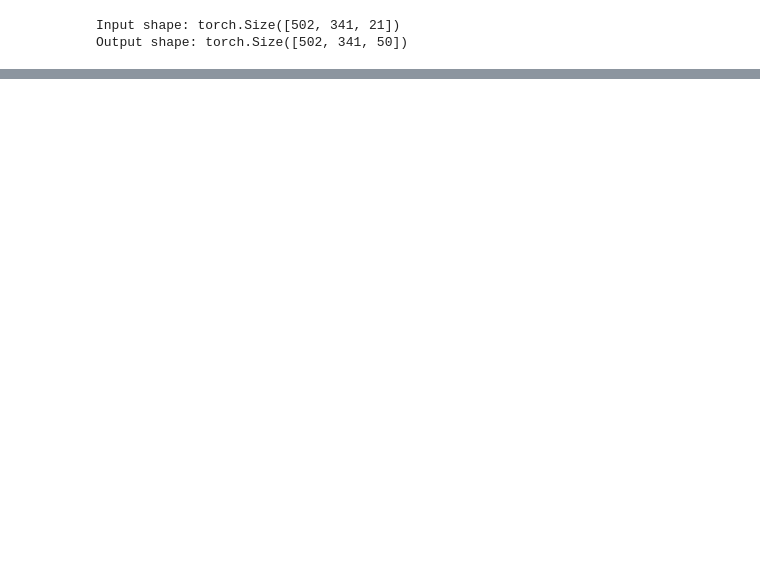
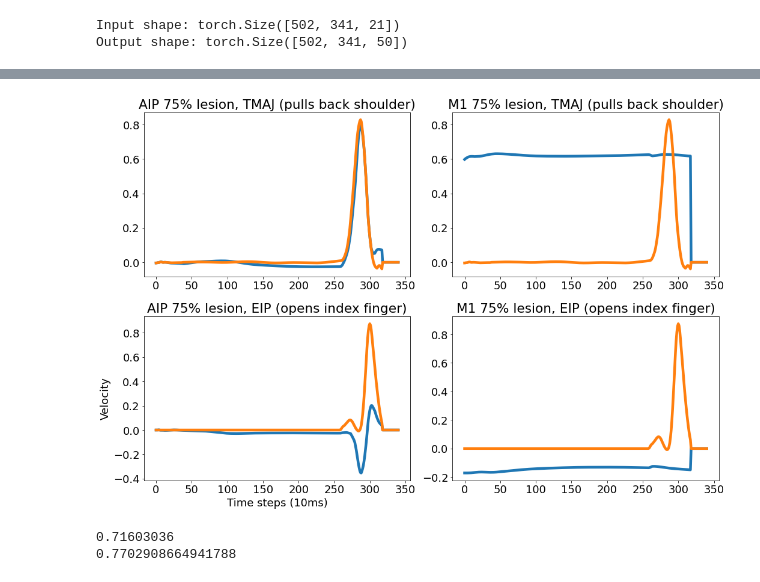
Before and after one commit to mmattb/coproc-poc, a Jupyter notebook: analyze_lesions.ipynb, the cells around one changed output, grey strips where cells are left out. Cells and saved outputs as stored; diff of their text form; code cells hidden in the pictures; blank space fills up the shorter version.

Commit message:
Paper progress

```diff
--- a/analyze_lesions.ipynb
+++ b/analyze_lesions.ipynb
@@ -195,0 +84,60 @@ Predicted output shape: torch.Size([1, 286, 50])
+# %%
+# Now apply some lesions
+
+plt.rc('font', size=18)
+
+
+# AIP
+lesion_instance = lesion.LesionOutputs(100, 'AIP', 0.75, cuda=CUDA)
+mike.set_lesion(lesion_instance)
+mike.reset()
+
+pred_out_lesion_aip = torch.empty(batch_size, trial_len, out_dim)
+if CUDA:
+    pred_out_lesion_aip = pred_out_lesion_aip.cuda(CUDA)
+for tidx in range(trial_len):
+    mike_in = din[:, tidx, :].T
+    mike_out = mike(mike_in)
+    pred_out_lesion_aip[:, tidx, :] = mike_out
+pred_out_lesion_aip = utils.trunc_to_trial_end(pred_out_lesion_aip, trial_end)
+
+
+# M1
+mike.reset_hidden()
+lesion_instance = lesion.LesionOutputs(100, 'M1', 0.75, cuda=CUDA)
+mike.set_lesion(lesion_instance)
+
+pred_out_lesion_m1 = torch.empty(batch_size, trial_len, out_dim)
+if CUDA:
+    pred_out_lesion_m1 = pred_out_lesion_m1.cuda(CUDA)
+for tidx in range(trial_len):
+    mike_in = din[:, tidx, :].T
+    mike_out = mike(mike_in)
+    pred_out_lesion_m1[:, tidx, :] = mike_out
+pred_out_lesion_m1 = utils.trunc_to_trial_end(pred_out_lesion_m1, trial_end)
+
+# Graph it
+fig,axs = plt.subplots(2,2, figsize=(15,10))
+axs[0,0].plot(pred_out_lesion_aip[bidx,:,7].cpu().detach().numpy(), linewidth=4.5)
+axs[0,0].plot(preds[bidx, :, 7].cpu().detach().numpy(), linewidth=4.5)
+axs[0,0].set_title("AIP 75% lesion, TMAJ (pulls back shoulder)")
+axs[1,0].plot(pred_out_lesion_aip[bidx,:,45].cpu().detach().numpy(), linewidth=4.5)
+axs[1,0].plot(dout[bidx, :, 45].cpu().detach().numpy(), linewidth=4.5)
+axs[1,0].set_title("AIP 75% lesion, EIP (opens index finger)")
+axs[1, 0].set_xlabel("Time steps (10ms)")
+axs[1, 0].set_ylabel("Velocity")
+
+axs[0,1].plot(pred_out_lesion_m1[bidx,:,7].cpu().detach().numpy(), linewidth=4.5)
+axs[0,1].plot(preds[bidx, :, 7].cpu().detach().numpy(), linewidth=4.5)
+axs[0,1].set_title("M1 75% lesion, TMAJ (pulls back shoulder)")
+axs[1,1].plot(pred_out_lesion_m1[bidx,:,45].cpu().detach().numpy(), linewidth=4.5)
+axs[1,1].plot(dout[bidx, :, 45].cpu().detach().numpy(), linewidth=4.5)
+axs[1,1].set_title("M1 75% lesion, EIP (opens index finger)")
+
+mike.set_lesion(None)
+
+fig.tight_layout()
+plt.savefig('paper/figs/lesion_trajs.pdf', format='pdf', dpi=150)
+plt.show()
+# %% [output]
+[figure, added]
@@ -195,0 +161,6 @@ Predicted output shape: torch.Size([1, 286, 50])
+# %%
+print(hand_pct_aip)
+print(1-hand_pct_m1)
+# %% [output]
+0.71603036
+0.7702908664941788
```
Also changed, not shown: parts of 9 cells of this notebook, 9 other files.
